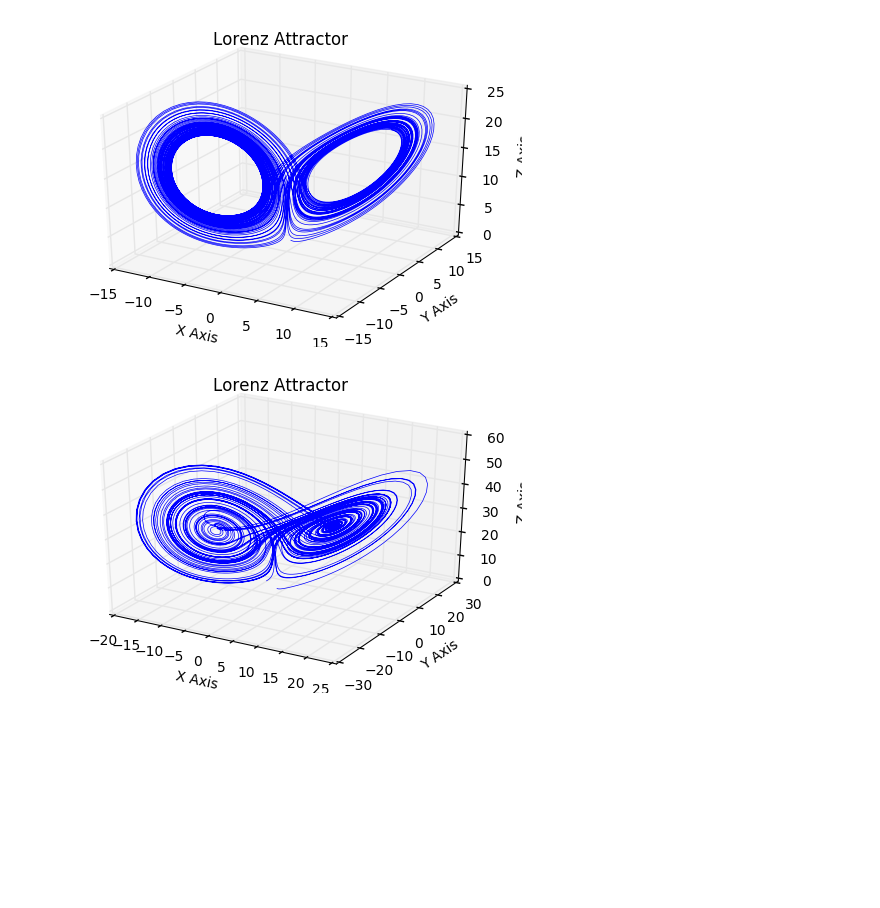
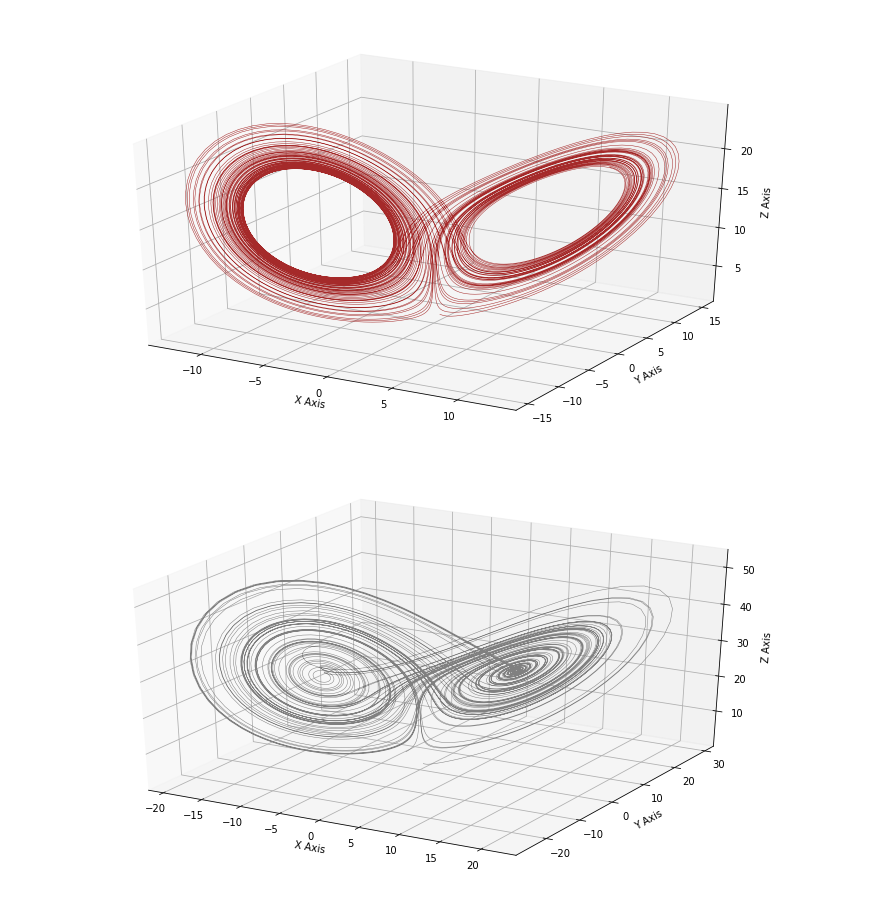
Before and after one commit to nayo666/computacional1, a Jupyter notebook: Actividad8/a8atractor.ipynb, the cells around one changed output. Saved outputs shown, nothing was run; the diff lists cells and outputs as text; code cells hidden in the pictures; blank space fills up the shorter version.

```diff
--- a/Actividad8/a8atractor.ipynb
+++ b/Actividad8/a8atractor.ipynb
@@ -161,11 +172,13 @@ plt.show()
 #       done using SciPy's ode solver, but this approach depends only
 #       upon NumPy.
 
+
 import numpy as np
 import matplotlib.pyplot as plt
 from mpl_toolkits.mplot3d import Axes3D
 
-def lorenz(x, y, z, s=10, r=15, b=(8/3)):
+
+def lorenz(x, y, z,  s=10, r=15, b=(8/3)):
     x_dot = s*(y - x)
     y_dot = r*x - y - x*z
     z_dot = x*y - b*z
@@ -173,36 +186,38 @@ def lorenz(x, y, z, s=10, r=15, b=(8/3)):
 
 
 dt = 0.01
 stepCnt = 10000
 
 # Need one more for the initial values
 xs = np.empty((stepCnt + 1,))
 ys = np.empty((stepCnt + 1,))
 zs = np.empty((stepCnt + 1,))
 
 # Setting initial values
 xs[0], ys[0], zs[0] = (0., 1., 1.05)
 
 # Stepping through "time".
 for i in range(stepCnt):
     # Derivatives of the X, Y, Z state
     x_dot, y_dot, z_dot = lorenz(xs[i], ys[i], zs[i])
     xs[i + 1] = xs[i] + (x_dot * dt)
     ys[i + 1] = ys[i] + (y_dot * dt)
     zs[i + 1] = zs[i] + (z_dot * dt)
 
 fig = plt.figure()
 ax = fig.gca(projection='3d')
 
-ax.plot(xs, ys, zs, lw=0.5)
+ax.plot(xs, ys, zs, lw=0.5, c='brown')
 ax.set_xlabel("X Axis")
 ax.set_ylabel("Y Axis")
 ax.set_zlabel("Z Axis")
-ax.set_title("Lorenz Attractor")
+
+fig = plt.gcf()
+fig.set_size_inches(13.5, 7.5)
 
 plt.show()
 # %% [output]
-[figure, old version]
+[figure, new version]
 # %%
 # Plot of the Lorenz Attractor based on Edward Lorenz's 1963 "Deterministic
 # Nonperiodic Flow" publication.
@@ -212,11 +227,13 @@ plt.show()
 #       done using SciPy's ode solver, but this approach depends only
 #       upon NumPy.
 
+
 import numpy as np
 import matplotlib.pyplot as plt
 from mpl_toolkits.mplot3d import Axes3D
 
-def lorenz(x, y, z, s=10, r=28, b=(8/3)):
+
+def lorenz(x, y, z,  s=10, r=28, b=(8/3)):
     x_dot = s*(y - x)
     y_dot = r*x - y - x*z
     z_dot = x*y - b*z
@@ -245,12 +262,14 @@ for i in range(stepCnt):
 fig = plt.figure()
 ax = fig.gca(projection='3d')
 
-ax.plot(xs, ys, zs, lw=0.5)
+ax.plot(xs, ys, zs, lw=0.5, c='grey')
 ax.set_xlabel("X Axis")
 ax.set_ylabel("Y Axis")
 ax.set_zlabel("Z Axis")
-ax.set_title("Lorenz Attractor")
+
+fig = plt.gcf()
+fig.set_size_inches(13.5, 7.5)
 
 plt.show()
 # %% [output]
-[figure, old version]
+[figure, new version]
```
Also changed, not shown: parts of 3 cells of this notebook.
